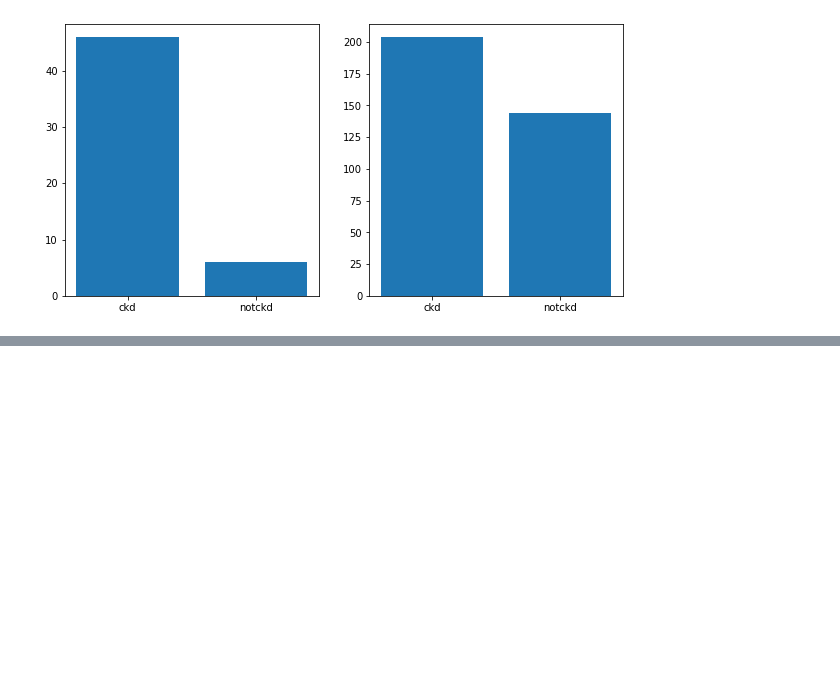
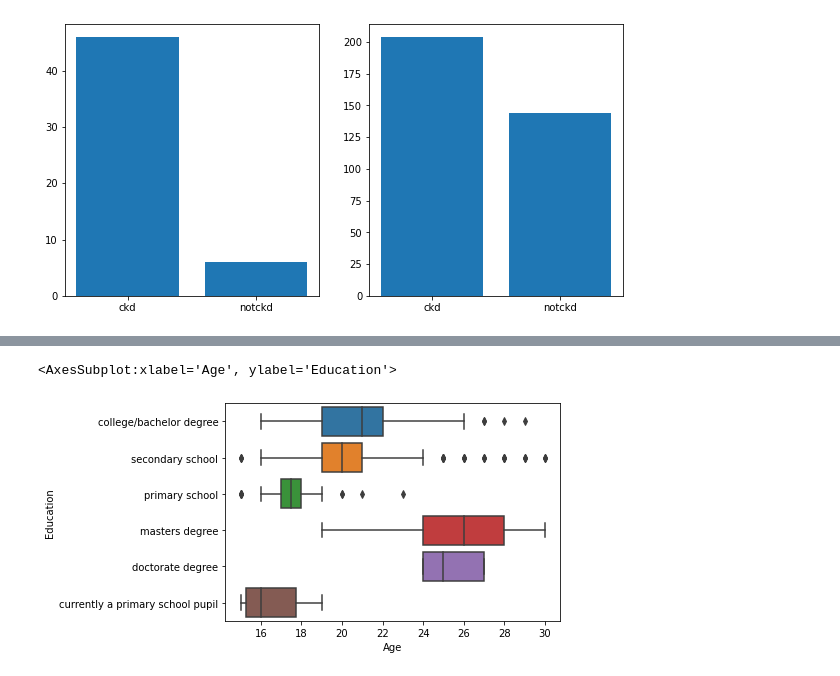
Before and after one commit to yangoos57/dataStudy, a Jupyter notebook: ML/Hands_On_Data_preprocessing_in_python/Part3/ch11.ipynb, the cells around one changed output, grey strips where cells are left out. Drawn from its saved outputs; the diff is of its cells as text; code cells hidden in the pictures; blank space fills up the shorter version.

```diff
--- a/ML/Hands_On_Data_preprocessing_in_python/Part3/ch11.ipynb
+++ b/ML/Hands_On_Data_preprocessing_in_python/Part3/ch11.ipynb
@@ -244,0 +240,5 @@ Name: rc, dtype: int64
+# %%
+sns.boxplot(x=responses_df.Age,y=responses_df.Education)
+# %% [output]
+<AxesSubplot:xlabel='Age', ylabel='Education'>
+[figure, added]
```
Also changed, not shown: parts of 11 cells of this notebook.
